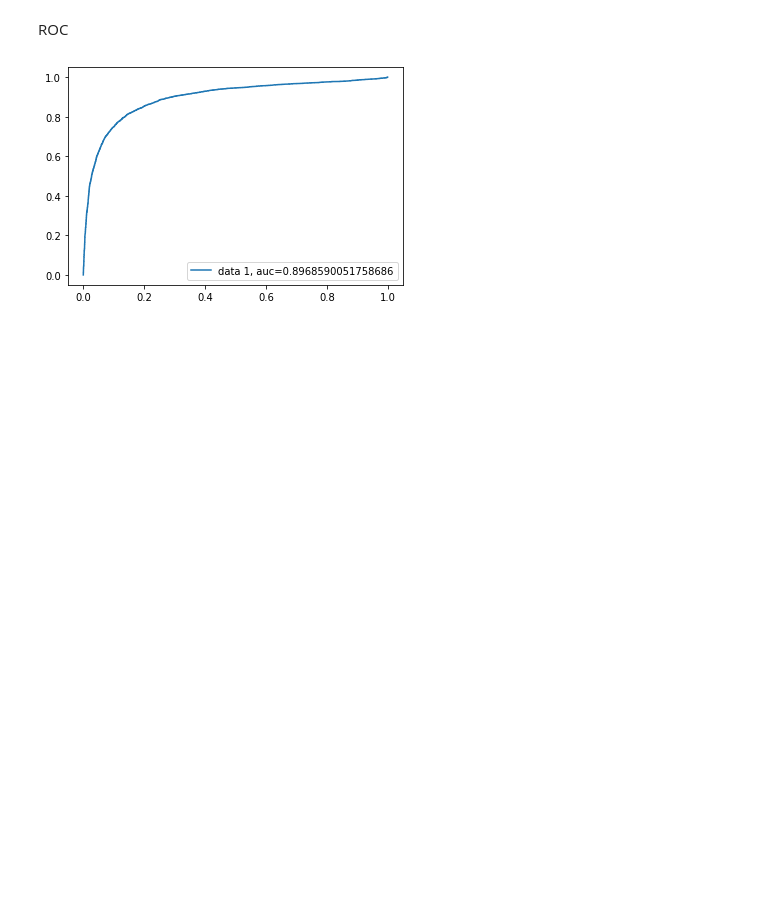
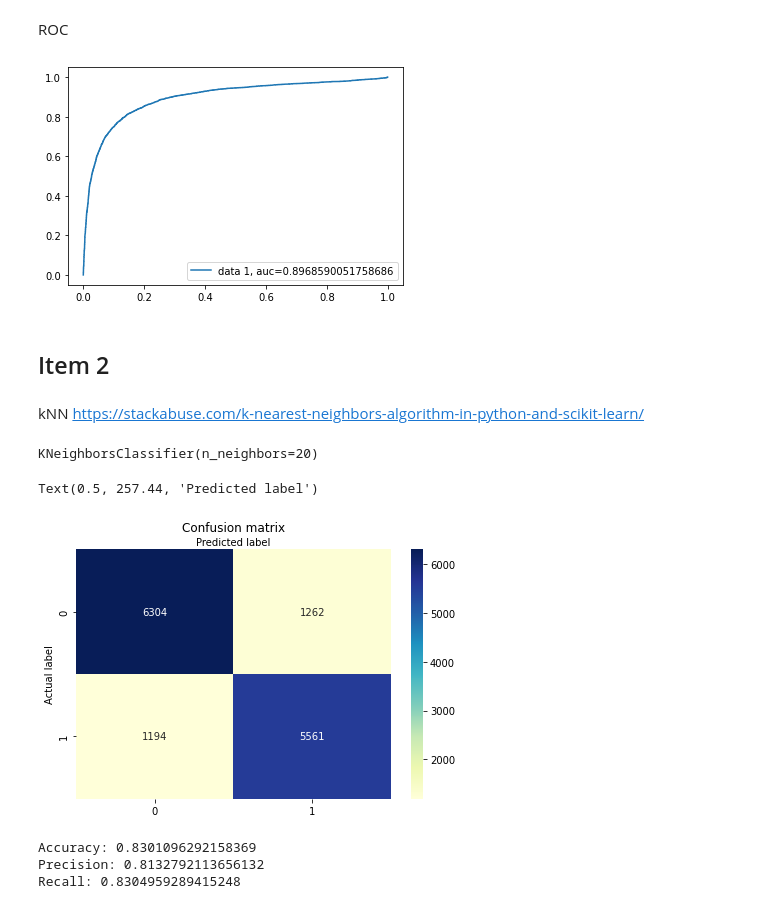
Before and after one commit to caiocmb7/MachineLearning-DS, a Jupyter notebook: ICA/HW2/Homework_2_ICA_Parte_2 (1).ipynb, the cells around one changed output. Cells and saved outputs as stored; diff of their text form; code cells hidden in the pictures; blank space fills up the shorter version.

```diff
--- a/ICA/HW2/Homework_2_ICA_Parte_2 (1).ipynb
+++ b/ICA/HW2/Homework_2_ICA_Parte_2 (1).ipynb
@@ -227,3 +231,42 @@ plt.legend(loc=4)
 plt.show()
 # %% [output]
 [figure]
+# %% [markdown]
+## Item 2
+# %% [markdown]
+kNN
+https://stackabuse.com/k-nearest-neighbors-algorithm-in-python-and-scikit-learn/
+# %%
+from sklearn.neighbors import KNeighborsClassifier
+classifier = KNeighborsClassifier(n_neighbors = 20)
+classifier.fit(X_train, y_train)
+# %% [output]
+KNeighborsClassifier(n_neighbors=20)
+# %%
+predictions = classifier.predict(X_test)
+# %%
+cm = metrics.confusion_matrix(y_test, predictions)
+# %%
+class_names=[0,1] # name  of classes
+fig, ax = plt.subplots()
+tick_marks = np.arange(len(class_names))
+plt.xticks(tick_marks, class_names)
+plt.yticks(tick_marks, class_names)
+# create heatmap
+sns.heatmap(pd.DataFrame(cm), annot=True, cmap="YlGnBu" ,fmt='g')
+ax.xaxis.set_label_position("top")
+plt.tight_layout()
+plt.title('Confusion matrix', y=1.1)
+plt.ylabel('Actual label')
+plt.xlabel('Predicted label')
+# %% [output]
+Text(0.5, 257.44, 'Predicted label')
+[figure, added]
+# %%
+print("Accuracy:",metrics.accuracy_score(y_test, predictions))
+print("Precision:",metrics.precision_score(y_test, predictions))
+print("Recall:",metrics.recall_score(y_test, predictions))
+# %% [output]
+Accuracy: 0.8301096292158369
+Precision: 0.8132792113656132
+Recall: 0.8304959289415248
```
Also changed, not shown: parts of 21 cells of this notebook, 1 other file.
